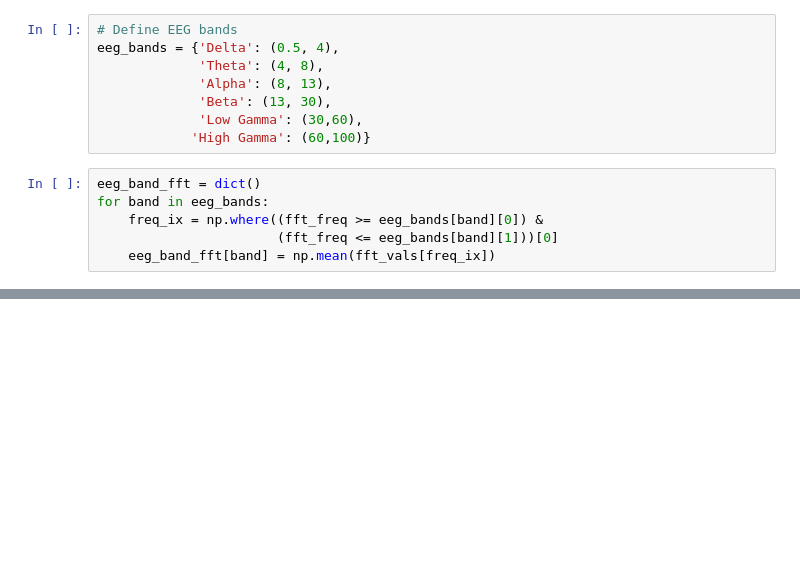
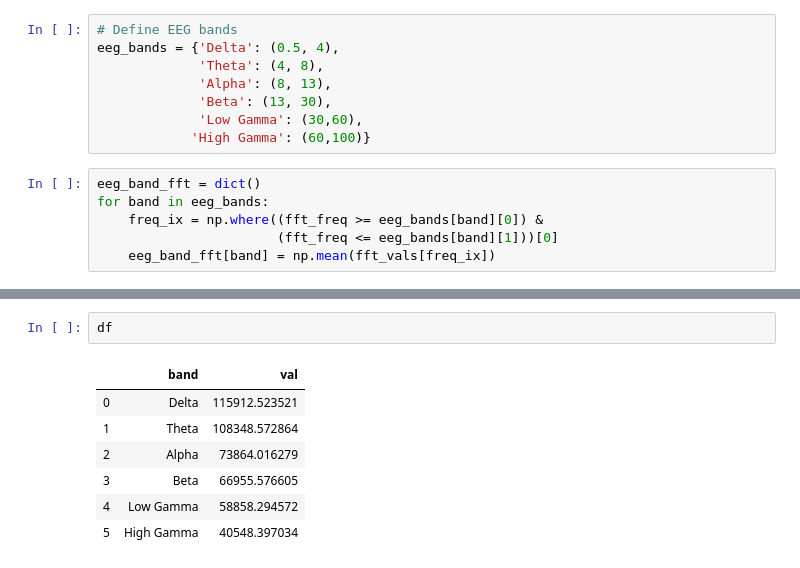
Before and after one commit to omkarb1604/Tanishka_EEG, a Jupyter notebook: Tani_EEG.ipynb, the cells around one changed output, grey strips where cells are left out. Drawn from its saved outputs; the diff is of its cells as text; blank space fills up the shorter version.

```diff
--- a/Tani_EEG.ipynb
+++ b/Tani_EEG.ipynb
@@ -60 +62,11 @@ Text(0, 0.5, 'Mean band Amplitude')
+# %%
+df
+# %% [output]
+|  | band | val |
+| 0 | Delta | 115912.523521 |
+| 1 | Theta | 108348.572864 |
+| 2 | Alpha | 73864.016279 |
+| 3 | Beta | 66955.576605 |
+| 4 | Low Gamma | 58858.294572 |
+| 5 | High Gamma | 40548.397034 |
 # %%
```
Also changed, not shown: parts of 11 cells of this notebook.
